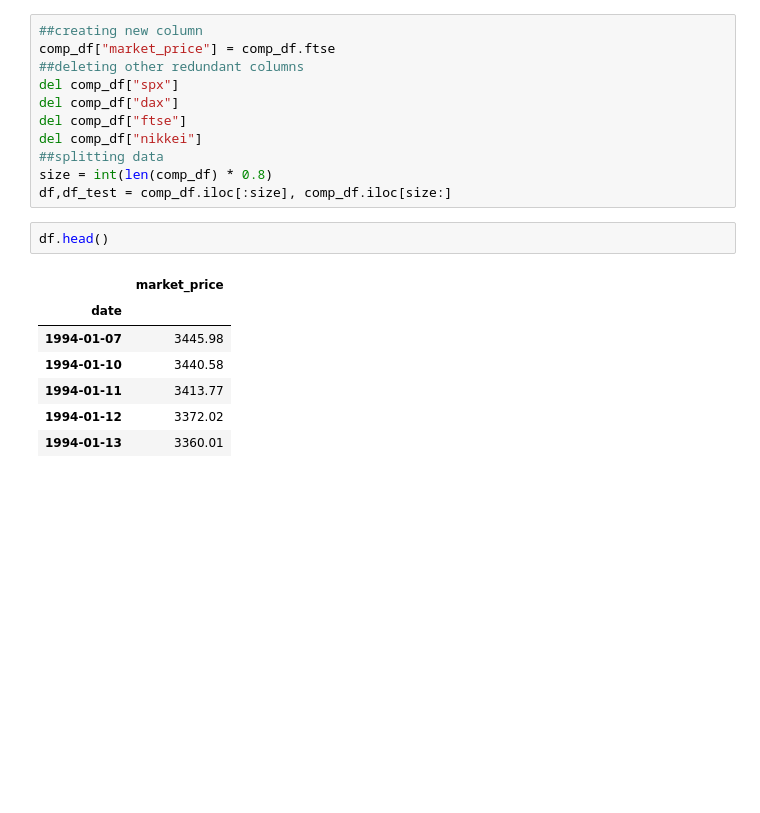
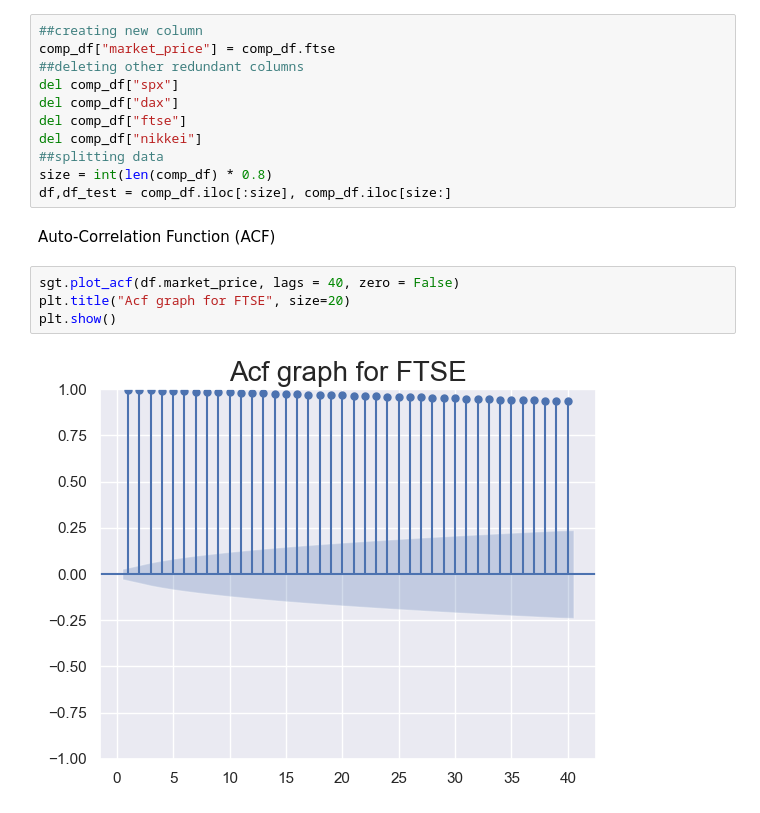
Before and after one commit to mkolade/time-series, a Jupyter notebook: 4th-TheArModel.ipynb, the cells around one changed output. Cells and saved outputs as stored; diff of their text form; blank space fills up the shorter version.

Commit message:
"PACF and ACF graph for FTSE market prices"

```diff
--- a/4th-TheArModel.ipynb
+++ b/4th-TheArModel.ipynb
@@ -34,13 +34,11 @@ del comp_df["nikkei"]
 ##splitting data
 size = int(len(comp_df) * 0.8)
 df,df_test = comp_df.iloc[:size], comp_df.iloc[size:]
+# %% [markdown]
+Auto-Correlation Function (ACF)
 # %%
-df.head()
+sgt.plot_acf(df.market_price, lags = 40, zero = False)
+plt.title("Acf graph for FTSE", size=20)
+plt.show()
 # %% [output]
-|  | market_price |
-| date |  |
-| 1994-01-07 | 3445.98 |
-| 1994-01-10 | 3440.58 |
-| 1994-01-11 | 3413.77 |
-| 1994-01-12 | 3372.02 |
-| 1994-01-13 | 3360.01 |
+[figure, added]
```
Also changed, not shown: parts of 2 cells of this notebook.
